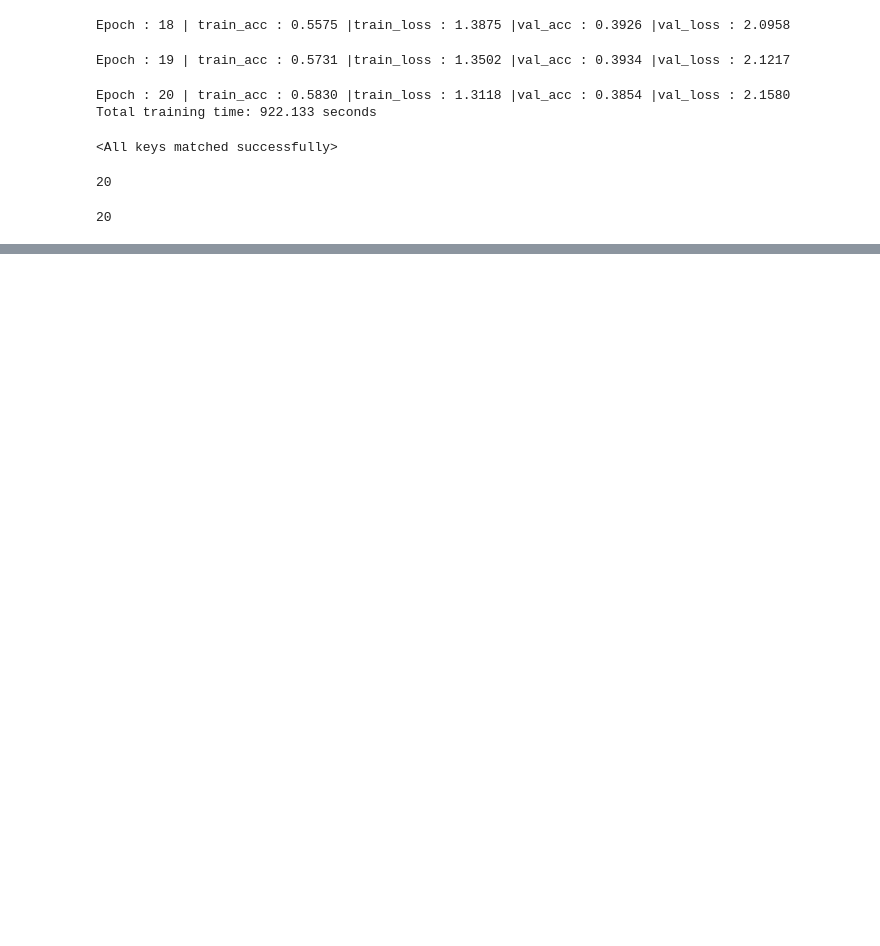
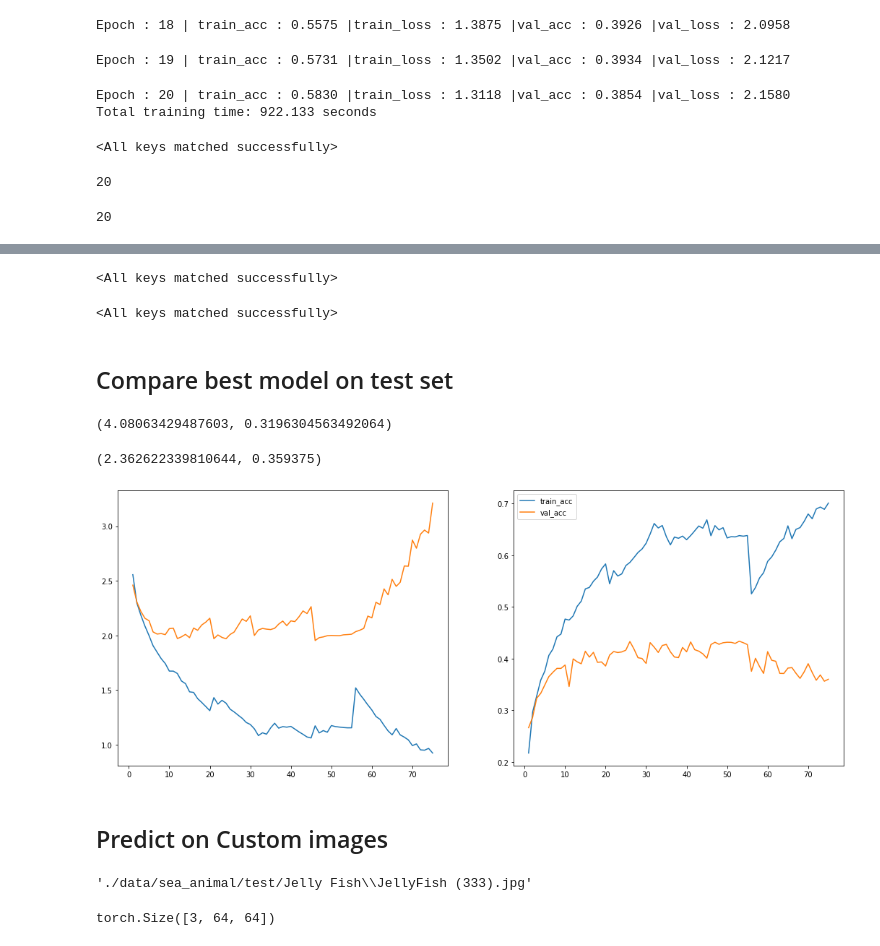
Before and after one commit to NickyAlan/pytorch_22, a Jupyter notebook: project_sea_animal.ipynb, the cells around one changed output, grey strips where cells are left out. Cells and saved outputs as stored; diff of their text form; code cells hidden in the pictures; blank space fills up the shorter version.

Commit message:
quite good model

```diff
--- a/project_sea_animal.ipynb
+++ b/project_sea_animal.ipynb
@@ -715,0 +811,3 @@ len(modelV3_result['train_loss'])
+# %%
+modelV3 = SeaAnimalModelV3(input_shape=3, hidden_unit=32, output_shape=len(class_names))
+modelV3.load_state_dict(torch.load(f='./save_model/model_checkpoint/best_SeaAnimalModelV3_32hidlr0.005.pth'))
@@ -715,0 +842,3 @@ len(modelV3_result['train_loss'])
+# %%
+modelV3 = SeaAnimalModelV3(input_shape=3, hidden_unit=32, output_shape=len(class_names))
+modelV3.load_state_dict(torch.load(f='./save_model/model_checkpoint/best_SeaAnimalModelV3_32hidlr0.001.pth'))
@@ -715,0 +847,12 @@ len(modelV3_result['train_loss'])
+# %%
+NUM_EPOCHS = 10
+SEED = 42
+torch.manual_seed(SEED)
+np.random.seed(SEED)
+
+optimizer = torch.optim.Adam(params=modelV3.parameters(), lr=0.003)
+
+start_time = timer()
+modelV3_result = train_model(modelV3, train_dataloader, val_dataloader, loss_fn, optimizer, NUM_EPOCHS, 'SeaAnimalModelV3_32hidlr0.003Adam', best_loss=1.9540, pre_epoch=55, pre_result=modelV3_result)
+end_time = timer()
+print(f"Total training time: {end_time-start_time:.3f} seconds")
@@ -715,0 +871,10 @@ len(modelV3_result['train_loss'])
+# %%
+NUM_EPOCHS = 10
+
+optimizer = torch.optim.Adam(params=modelV3.parameters(), lr=0.0035)
+
+start_time = timer()
+modelV3_result = train_model(modelV3, train_dataloader, val_dataloader, loss_fn, optimizer, NUM_EPOCHS,
+                            'SeaAnimalModelV3_32hidlr0.003Adam', best_loss=1.9540, pre_epoch=65, pre_result=modelV3_result)
+end_time = timer()
+print(f"Total training time: {end_time-start_time:.3f} seconds")
@@ -715,0 +895,35 @@ len(modelV3_result['train_loss'])
+# %%
+modelV3_sgd = SeaAnimalModelV3(input_shape=3, hidden_unit=32, output_shape=len(class_names))
+modelV3_sgd.load_state_dict(torch.load(f='./save_model/model_checkpoint/best_SeaAnimalModelV3_32hidlr0.001.pth'))
+# %% [output]
+<All keys matched successfully>
+# %%
+modelV3_adam = SeaAnimalModelV3(input_shape=3, hidden_unit=32, output_shape=len(class_names))
+modelV3_adam.load_state_dict(torch.load(f='./save_model/model_checkpoint/best_SeaAnimalModelV3_32hidlr0.003adam.pth'))
+# %% [output]
+<All keys matched successfully>
+# %% [markdown]
+## Compare best model on test set
+# %%
+adam_loss, adam_acc = test_step(modelV3_adam, test_dataloader, loss_fn)
+adam_loss, adam_acc
+# %% [output]
+(4.08063429487603, 0.3196304563492064)
+# %%
+sgd_loss, sgd_acc = test_step(modelV3_sgd, test_dataloader, loss_fn)
+sgd_loss, sgd_acc
+# %% [output]
+(2.362622339810644, 0.359375)
+# %%
+plt.figure(figsize=(18,7))
+plt.subplot(1,2,1)
+plt.plot([_+1 for _ in range(75)], modelV3_result['train_loss'], label='train_loss');
+plt.plot([_+1 for _ in range(75)], modelV3_result['val_loss'], label='val_loss');
+plt.subplot(1,2,2)
+plt.plot([_+1 for _ in range(75)], modelV3_result['train_acc'], label='train_acc');
+plt.plot([_+1 for _ in range(75)], modelV3_result['val_acc'], label='val_acc');
+plt.legend();
+# %% [output]
+[figure, added]
+# %% [markdown]
+## Predict on Custom images
@@ -715,0 +942,14 @@ len(modelV3_result['train_loss'])
+# %%
+random_idx = np.random.permutation(len(full_images_path))
+random_images = full_images_path[random_idx[30]]
+true_label = random_images.split('/')[-1].split('\\')[0]
+random_images
+# %% [output]
+'./data/sea_animal/test/Jelly Fish\\JellyFish (333).jpg'
+# %%
+custom_image_transformer = transforms.Compose([transforms.Resize((64,64))])
+custom_image = torchvision.io.read_image(random_images).type(torch.float32) / 255.
+custom_image_transformed = custom_image_transformer(custom_image)
+custom_image_transformed.shape
+# %% [output]
+torch.Size([3, 64, 64])
```
Also changed, not shown: parts of 23 cells of this notebook, 3 other files.
